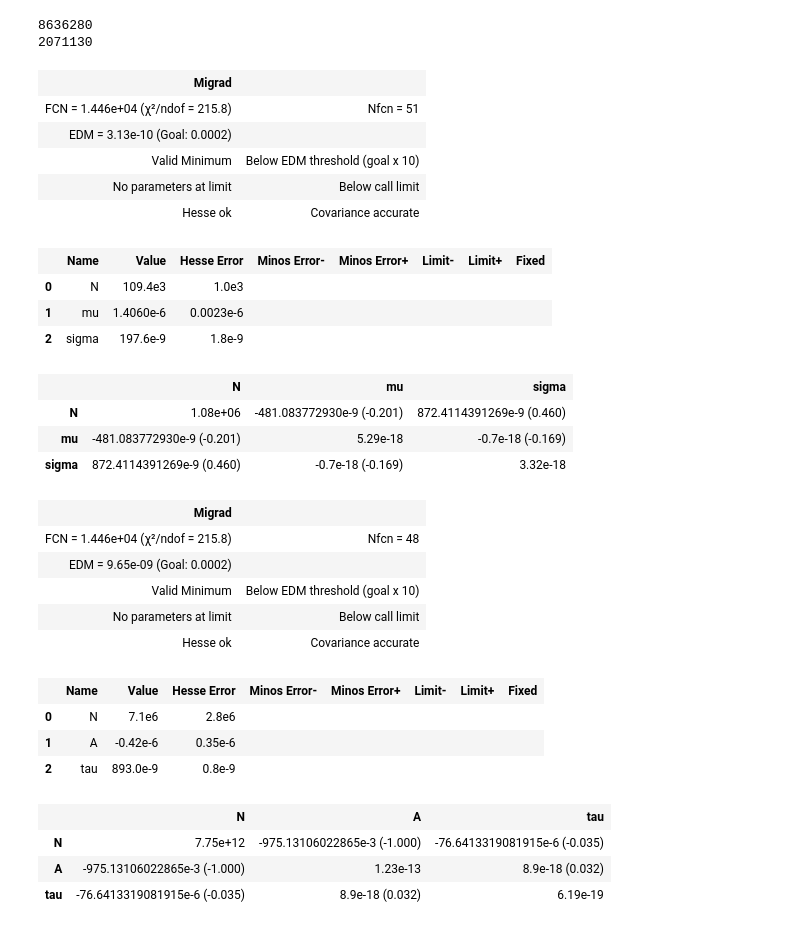
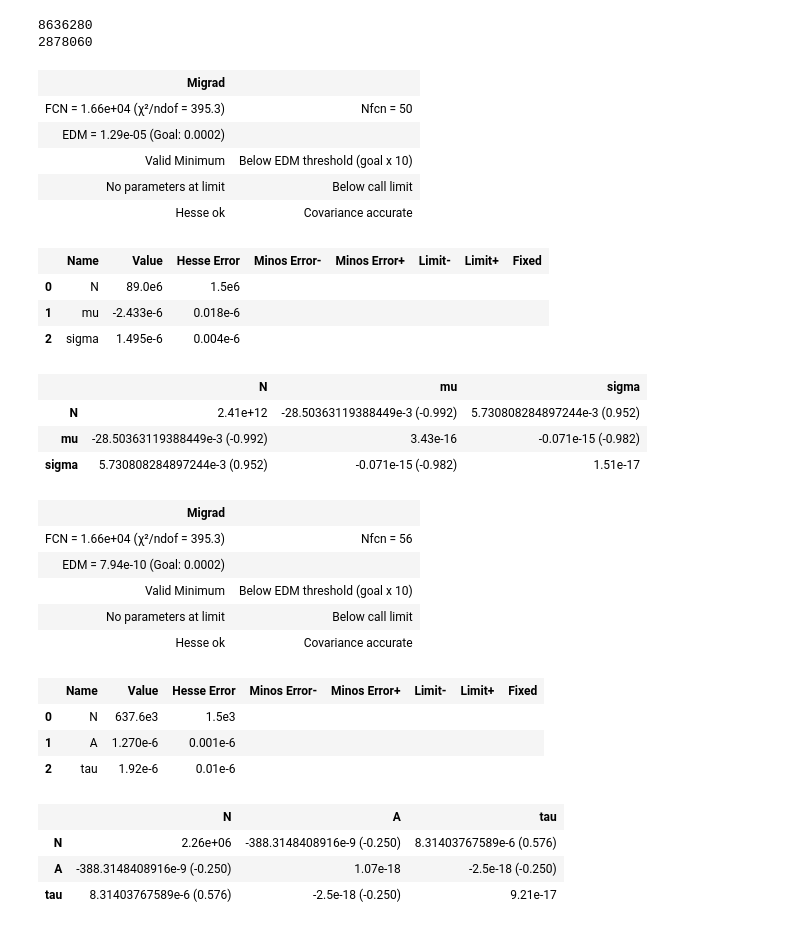
Before and after one commit to Matti-z/Lab-muons, a Jupyter notebook: hist.ipynb, the cells around one changed output. Saved outputs shown, nothing was run; the diff lists cells and outputs as text; code cells hidden in the pictures.

```diff
--- a/hist.ipynb
+++ b/hist.ipynb
@@ -6,7 +6,7 @@ from scipy.stats import expon, norm
 import plotly.graph_objects as go
 
 
-n_bins = 40
+n_bins = 45
 
 def exp( x , N, A , tau ):
     return N*expon.cdf(x , A , tau)
@@ -66,15 +69,10 @@ fig.show()
 data = np.genfromtxt("Data/timestamp/2026-01-08.csv", delimiter=',')
 print(len(data))
 
-data = data[(data > 2e-6)]
+data = data[(data > 2e-7)]
 
 print(len(data))
 
 count, edges = np.histogram(data, bins=n_bins , density=False)
-
-count -= 4000
-
-n = exp_fit( exp ,1e5 ,1 , 2e-6 , count , edges)
-display(n)
 # %% [output]
 8636280
@@ -130,7 +146,7 @@ display(m)
 # %%
 ge_cdf = gauss_exp_cdf( *m.values)
 
-k = exp_fit( ge_cdf , 7.56e6 , -373e-9 , 0.857e-6 , count , edges)
-display(k)
+k = exp_fit( ge_cdf , 7.56e6 , 1e-6 , 2.3e-6 , count , edges)
+# display(k)
 # %% [output]
 | Migrad |  |
@@ -150,51 +166,51 @@ display(k)
 # %%
 
 data = np.genfromtxt("Data/timestamp/2026-01-08.csv", delimiter=',')
 print(len(data))
 
-data = data[(data > 7e-7)]
+data = data[(data > 4.5e-7)]
 
 print(len(data))
 
-count, edges = np.histogram(data, bins=n_bins , density=False)
+count, edges = np.histogram(data, bins= n_bins, density=False)
 
 for _ in range(1000):
     ge_cdf = gauss_exp_cdf( *m.values)
     k = exp_fit( ge_cdf , *k.values , count , edges)
 
     eg_cdf = exp_gauss_cdf( *k.values)
     m = gauss_fit( eg_cdf , *m.values, count , edges)
 
 display(m)
 display(k)
 # %% [output]
 8636280
-2071130
+2878060
 | Migrad |  |
-| FCN = 1.446e+04 (χ²/ndof = 215.8) | Nfcn = 51 |
-| EDM = 3.13e-10 (Goal: 0.0002) |  |
+| FCN = 1.66e+04 (χ²/ndof = 395.3) | Nfcn = 50 |
+| EDM = 1.29e-05 (Goal: 0.0002) |  |
 | Valid Minimum | Below EDM threshold (goal x 10) |
 | No parameters at limit | Below call limit |
 | Hesse ok | Covariance accurate |
 |  | Name | Value | Hesse Error | Minos Error- | Minos Error+ | Limit- | Limit+ | Fixed |
-| 0 | N | 109.4e3 | 1.0e3 |  |  |  |  |  |
-| 1 | mu | 1.4060e-6 | 0.0023e-6 |  |  |  |  |  |
-| 2 | sigma | 197.6e-9 | 1.8e-9 |  |  |  |  |  |
+| 0 | N | 89.0e6 | 1.5e6 |  |  |  |  |  |
+| 1 | mu | -2.433e-6 | 0.018e-6 |  |  |  |  |  |
+| 2 | sigma | 1.495e-6 | 0.004e-6 |  |  |  |  |  |
 |  | N | mu | sigma |
-| N | 1.08e+06 | -481.083772930e-9 (-0.201) | 872.4114391269e-9 (0.460) |
-| mu | -481.083772930e-9 (-0.201) | 5.29e-18 | -0.7e-18 (-0.169) |
-| sigma | 872.4114391269e-9 (0.460) | -0.7e-18 (-0.169) | 3.32e-18 |
+| N | 2.41e+12 | -28.50363119388449e-3 (-0.992) | 5.730808284897244e-3 (0.952) |
+| mu | -28.50363119388449e-3 (-0.992) | 3.43e-16 | -0.071e-15 (-0.982) |
+| sigma | 5.730808284897244e-3 (0.952) | -0.071e-15 (-0.982) | 1.51e-17 |
 | Migrad |  |
-| FCN = 1.446e+04 (χ²/ndof = 215.8) | Nfcn = 48 |
-| EDM = 9.65e-09 (Goal: 0.0002) |  |
+| FCN = 1.66e+04 (χ²/ndof = 395.3) | Nfcn = 56 |
+| EDM = 7.94e-10 (Goal: 0.0002) |  |
 | Valid Minimum | Below EDM threshold (goal x 10) |
 | No parameters at limit | Below call limit |
 | Hesse ok | Covariance accurate |
 |  | Name | Value | Hesse Error | Minos Error- | Minos Error+ | Limit- | Limit+ | Fixed |
-| 0 | N | 7.1e6 | 2.8e6 |  |  |  |  |  |
-| 1 | A | -0.42e-6 | 0.35e-6 |  |  |  |  |  |
-| 2 | tau | 893.0e-9 | 0.8e-9 |  |  |  |  |  |
+| 0 | N | 637.6e3 | 1.5e3 |  |  |  |  |  |
+| 1 | A | 1.270e-6 | 0.001e-6 |  |  |  |  |  |
+| 2 | tau | 1.92e-6 | 0.01e-6 |  |  |  |  |  |
 |  | N | A | tau |
-| N | 7.75e+12 | -975.13106022865e-3 (-1.000) | -76.6413319081915e-6 (-0.035) |
-| A | -975.13106022865e-3 (-1.000) | 1.23e-13 | 8.9e-18 (0.032) |
-| tau | -76.6413319081915e-6 (-0.035) | 8.9e-18 (0.032) | 6.19e-19 |
+| N | 2.26e+06 | -388.3148408916e-9 (-0.250) | 8.31403767589e-6 (0.576) |
+| A | -388.3148408916e-9 (-0.250) | 1.07e-18 | -2.5e-18 (-0.250) |
+| tau | 8.31403767589e-6 (0.576) | -2.5e-18 (-0.250) | 9.21e-17 |
```
Also changed, not shown: parts of 5 cells of this notebook.
